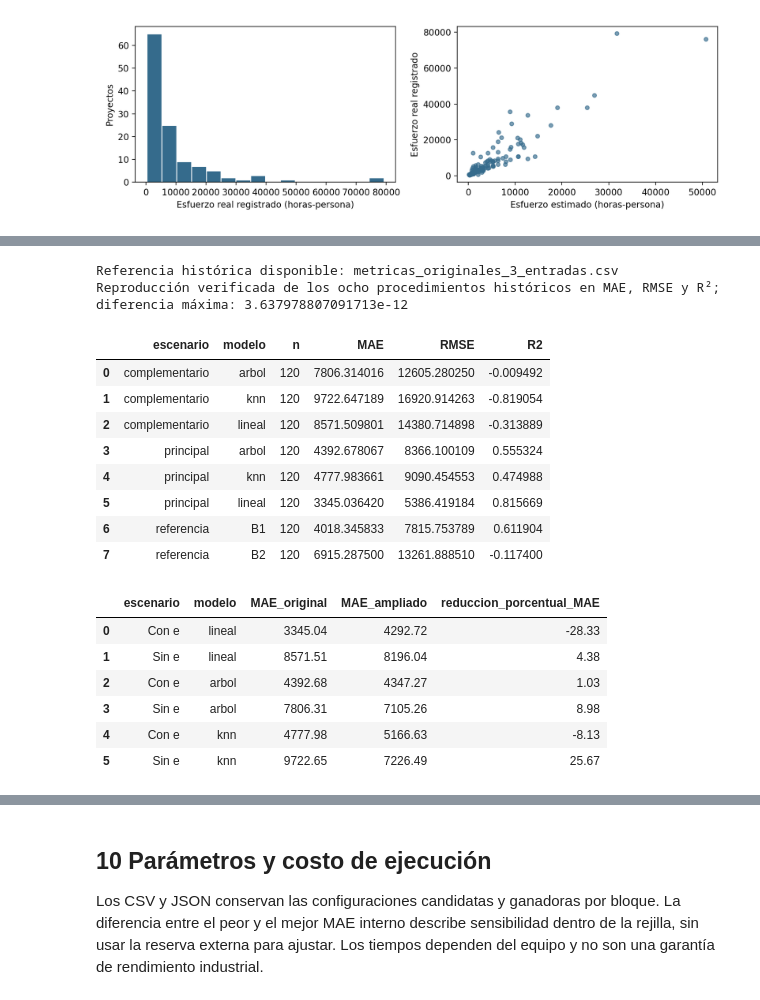
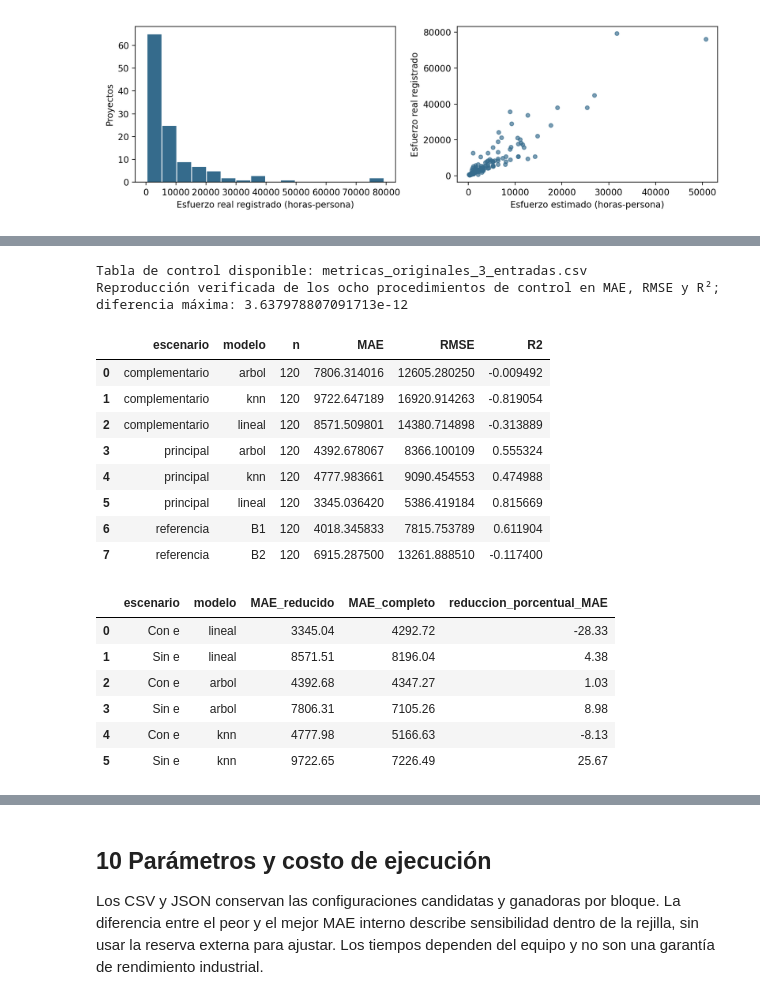
Before and after one commit to Gabr12l/ta-ia-grupo1-estimacion-esfuerzo-seera, a Jupyter notebook: Grupo1-TA-Experimentos.ipynb, the cells around one changed output, grey strips where cells are left out. Cells and saved outputs as stored; diff of their text form; code cells hidden in the pictures.

```diff
--- a/Grupo1-TA-Experimentos.ipynb
+++ b/Grupo1-TA-Experimentos.ipynb
@@ -190,7 +186,7 @@ def metrics(y,p):
 
 def run(data,out=None):
     out=Path(out or ROOT/'outputs'); out.mkdir(exist_ok=True,parents=True)
-    # Se fija la ampliación antes de calcular resultados.
+    # Se definen los conjuntos de predictores antes de calcular resultados.
     (out/'seleccion_predefinida.json').write_text(json.dumps(SELECTION,ensure_ascii=False,indent=2))
     start=time.perf_counter(); outer,labels=blocks(data,5)
     data[[ID,ORG]].assign(bloque=labels+1).to_csv(out/'particiones_externas.csv',index=False)
@@ -238,7 +234,7 @@ def run(data,out=None):
         'dimension_nominal_bruta':7,'variables_finales_no_es_optimo_garantizado':True,
         'plataforma':platform.platform(),'procesador':platform.processor(),'python':platform.python_version(),'numpy':np.__version__,'pandas':pd.__version__,'sklearn':sklearn.__version__,
         'segundos':time.perf_counter()-start,'errores':0,
-        'interpretacion':'Evaluación descriptiva retrospectiva. La ampliación fue fijada por contenido; no demuestra que sea el subconjunto óptimo ni utilidad temprana.'}
+        'interpretacion':'Evaluación descriptiva retrospectiva. El conjunto de siete atributos responde a criterios de contenido; no demuestra que sea el subconjunto óptimo ni utilidad temprana.'}
     (out/'auditoria.json').write_text(json.dumps(audit,ensure_ascii=False,indent=2))
     return summary,pred,audit
 
@@ -508,45 +498,45 @@ Esta comprobación verifica que la implementación actual reproduce los resultad
 previous_path=BASE/'data/reference/metricas_originales_3_entradas.csv'
 if previous_path.exists():
     previous=pd.read_csv(previous_path)
-    print('Referencia histórica disponible:',previous_path.name)
+    print('Tabla de control disponible:',previous_path.name)
     display(previous)
     default_grids={'lineal':[{}], 'arbol':[{'max_depth':d,'min_samples_leaf':l} for d in [2,3,4,5,None] for l in [2,5,10]],
                    'knn':[{'q':q,'weights':w} for q in [3,5,7,9] for w in ['uniform','distance']]}
     if STRICT_SOURCE and GRIDS==default_grids:
         checks=[]
         for r in previous.itertuples(index=False):
             n={'principal':3,'complementario':2,'referencia':0}[r.escenario]
             current=summary[(summary.entradas==n)&(summary.modelo==r.modelo)].iloc[0]
             checks.append(max(abs(current[k]-getattr(r,k)) for k in ['MAE','RMSE','R2']))
         assert max(checks)<1e-5
-        print('Reproducción verificada de los ocho procedimientos históricos en MAE, RMSE y R²; diferencia máxima:',max(checks))
+        print('Reproducción verificada de los ocho procedimientos de control en MAE, RMSE y R²; diferencia máxima:',max(checks))
 else:
-    print('La referencia histórica está en el ZIP; su ausencia no impide ejecutar este cuaderno.')
+    print('La tabla de control está en el paquete; su ausencia no impide ejecutar este cuaderno.')
 
 comparison=[]
 for model in ['lineal','arbol','knn']:
     for with_e in [True,False]:
         old=summary.query('modelo==@model and entradas==@n',local_dict={'n':3 if with_e else 2}).iloc[0]
         new=summary.query('modelo==@model and entradas==@n',local_dict={'n':7 if with_e else 6}).iloc[0]
         comparison.append({'escenario':'Con e' if with_e else 'Sin e','modelo':model,
-                           'MAE_original':old.MAE,'MAE_ampliado':new.MAE,
+                           'MAE_reducido':old.MAE,'MAE_completo':new.MAE,
                            'reduccion_porcentual_MAE':100*(old.MAE-new.MAE)/old.MAE})
 comparison=pd.DataFrame(comparison)
-comparison.to_csv(OUT/'comparacion_ampliacion.csv',index=False)
+comparison.to_csv(OUT/'comparacion_conjuntos.csv',index=False)
 display(comparison.round(2))
 # %% [output]
-Referencia histórica disponible: metricas_originales_3_entradas.csv
-Reproducción verificada de los ocho procedimientos históricos en MAE, RMSE y R²; diferencia máxima: 3.637978807091713e-12
+Tabla de control disponible: metricas_originales_3_entradas.csv
+Reproducción verificada de los ocho procedimientos de control en MAE, RMSE y R²; diferencia máxima: 3.637978807091713e-12
 |  | escenario | modelo | n | MAE | RMSE | R2 |
 | 0 | complementario | arbol | 120 | 7806.314016 | 12605.280250 | -0.009492 |
 | 1 | complementario | knn | 120 | 9722.647189 | 16920.914263 | -0.819054 |
 | 2 | complementario | lineal | 120 | 8571.509801 | 14380.714898 | -0.313889 |
 | 3 | principal | arbol | 120 | 4392.678067 | 8366.100109 | 0.555324 |
 | 4 | principal | knn | 120 | 4777.983661 | 9090.454553 | 0.474988 |
 | 5 | principal | lineal | 120 | 3345.036420 | 5386.419184 | 0.815669 |
 | 6 | referencia | B1 | 120 | 4018.345833 | 7815.753789 | 0.611904 |
 | 7 | referencia | B2 | 120 | 6915.287500 | 13261.888510 | -0.117400 |
-|  | escenario | modelo | MAE_original | MAE_ampliado | reduccion_porcentual_MAE |
+|  | escenario | modelo | MAE_reducido | MAE_completo | reduccion_porcentual_MAE |
 | 0 | Con e | lineal | 3345.04 | 4292.72 | -28.33 |
 | 1 | Sin e | lineal | 8571.51 | 8196.04 | 4.38 |
 | 2 | Con e | arbol | 4392.68 | 4347.27 | 1.03 |
```
Also changed, not shown: parts of 28 cells of this notebook, 35 other files.
